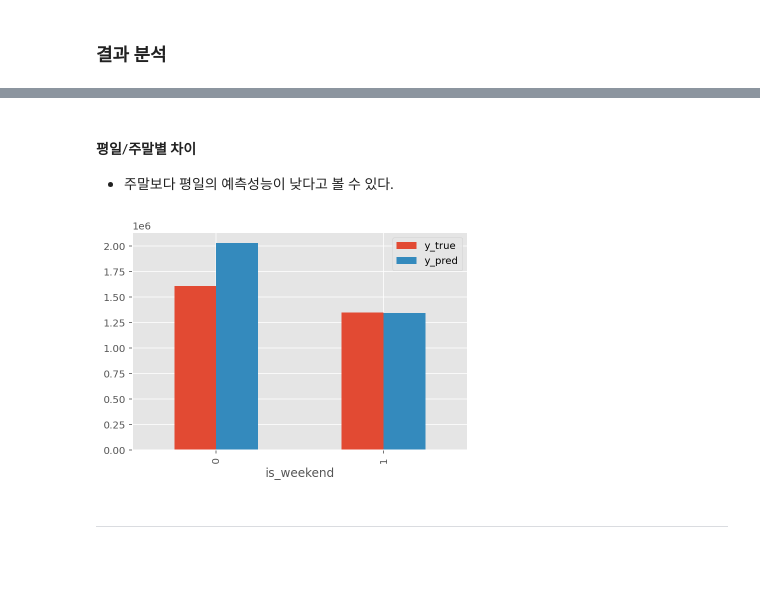
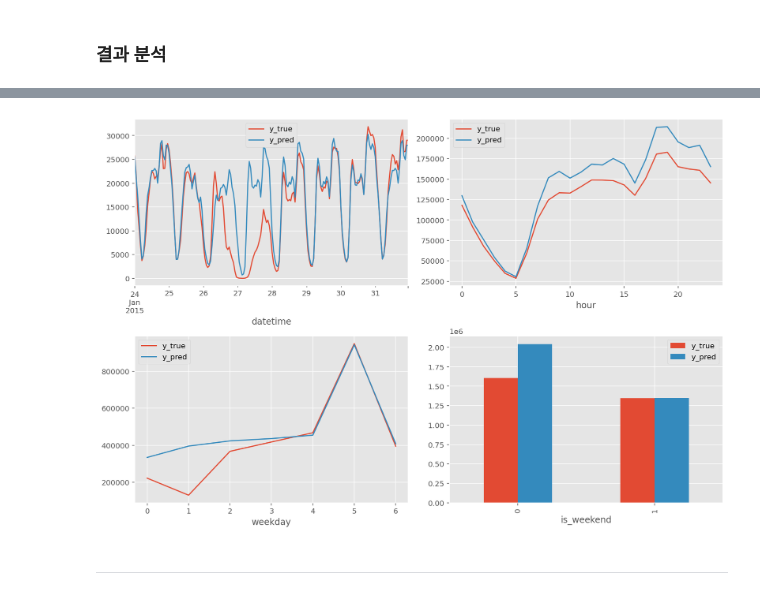
Before and after one commit to aeea-0605/taxi-demand-repo, a Jupyter notebook: notebooks/04_ensemble_modeling.ipynb, the cells around one changed output, grey strips where cells are left out. Saved outputs shown, nothing was run; the diff lists cells and outputs as text; code cells hidden in the pictures; blank space fills up the shorter version.

```diff
--- a/notebooks/04_ensemble_modeling.ipynb
+++ b/notebooks/04_ensemble_modeling.ipynb
@@ -642,10 +624,15 @@ test_df[['weekday','y_true', 'y_pred']].groupby('weekday').sum()[['y_true', 'y_p
-# %% [markdown]
-#### 평일/주말별 차이
-- 주말보다 평일의 예측성능이 낮다고 볼 수 있다.
-# %%
-test_df[['is_weekend','y_true', 'y_pred']].groupby('is_weekend').sum()[['y_true', 'y_pred']].plot(kind='bar');
-# %% [output]
-[figure, removed]
+# %%
+fig, ax = plt.subplots(2, 2, figsize=(12, 8))
+
+test_df.groupby('datetime').sum()[['y_true', 'y_pred']].plot(ax=ax[0, 0])
+test_df[['hour','y_true', 'y_pred']].groupby('hour').sum()[['y_true', 'y_pred']].plot(ax=ax[0, 1])
+test_df[['weekday','y_true', 'y_pred']].groupby('weekday').sum()[['y_true', 'y_pred']].plot(ax=ax[1, 0])
+test_df[['is_weekend','y_true', 'y_pred']].groupby('is_weekend').sum()[['y_true', 'y_pred']].plot(kind='bar', ax=ax[1, 1])
+
+plt.tight_layout()
+plt.show()
+# %% [output]
+[figure, added]
 # %% [markdown]
 ---
 # %% [markdown]
```
Also changed, not shown: parts of 10 cells of this notebook.
